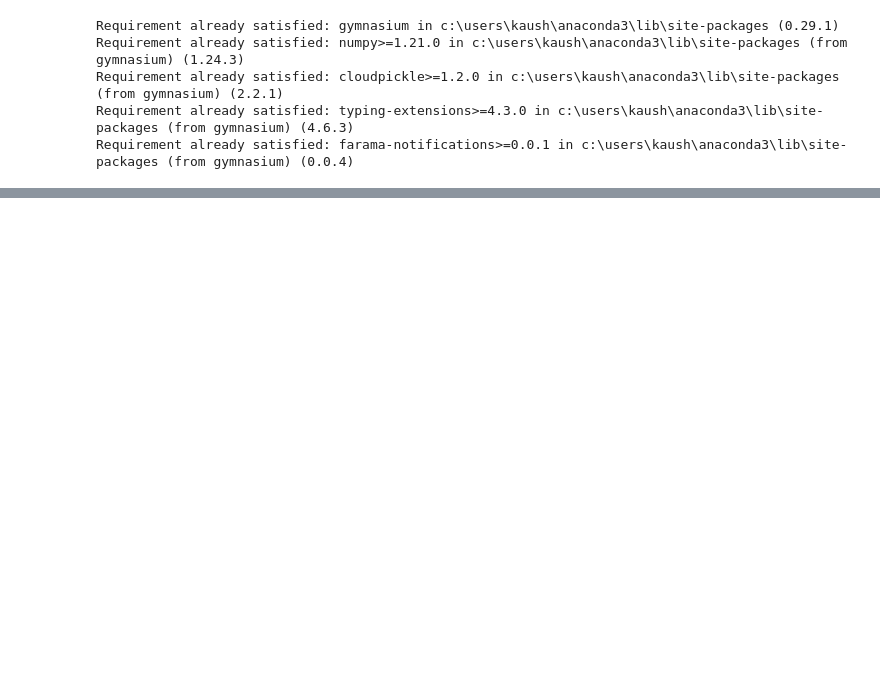
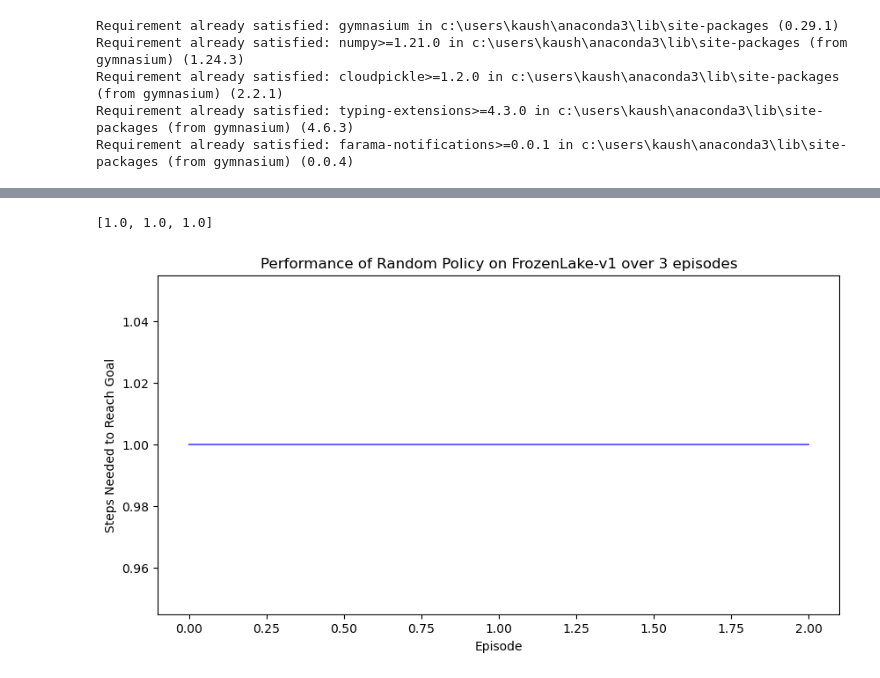
Before and after one commit to Kaushal1011/Evaluating-AI-Agents-powered-by-LLMs, a Jupyter notebook: FrozenLakeRandomPolicy.ipynb, the cells around one changed output, grey strips where cells are left out. Drawn from its saved outputs; the diff is of its cells as text; code cells hidden in the pictures; blank space fills up the shorter version.

```diff
--- a/FrozenLakeRandomPolicy.ipynb
+++ b/FrozenLakeRandomPolicy.ipynb
@@ -253,3 +291,18 @@ state_to_coordinate(15)
+# %%
+# Calculate cumulative rewards
+rewards
+# %% [output]
+[1.0, 1.0, 1.0]
+# %%
+# Plotting the aggregated rewards
+plt.figure(figsize=(10, 5))
+plt.plot(np.arange(num_episodes),rewards , alpha=0.6, color='blue')
+plt.xlabel('Episode')
+plt.ylabel('Steps Needed to Reach Goal')
+plt.title('Performance of Random Policy on FrozenLake-v1 over {} episodes'.format(num_episodes))
+plt.show()
+# %% [output]
+[figure, added]
 # %%
 env.reset()
 # %%
```
Also changed, not shown: parts of 5 cells of this notebook, 7 other files.
